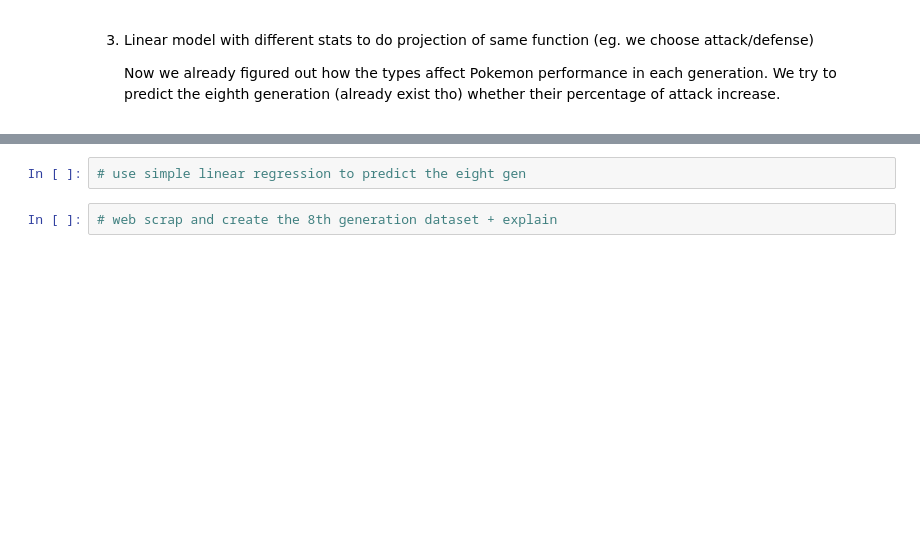
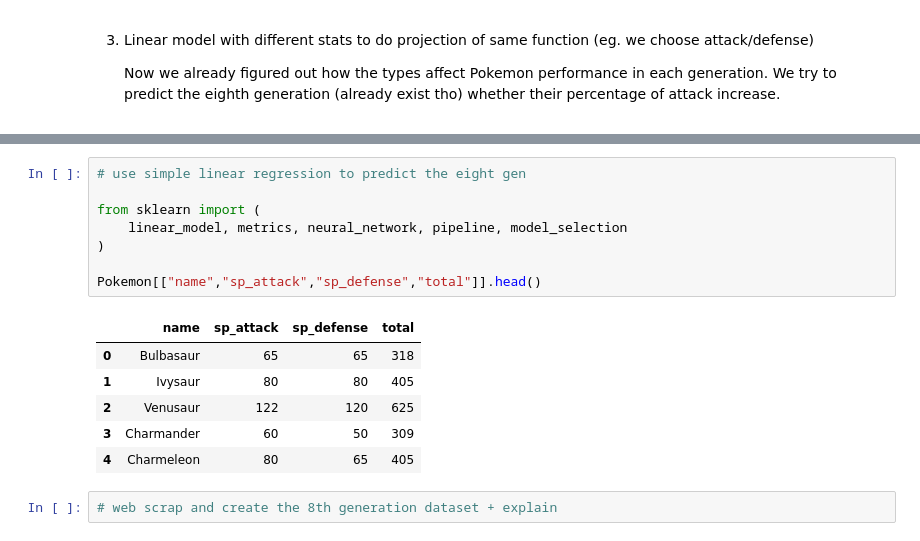
Before and after one commit to arhamnewaz/PokemonDataScienceProject, a Jupyter notebook: PokemonEcon (1).ipynb, the cells around one changed output, grey strips where cells are left out. Drawn from its saved outputs; the diff is of its cells as text; blank space fills up the shorter version.

```diff
--- a/PokemonEcon (1).ipynb
+++ b/PokemonEcon (1).ipynb
@@ -109,5 +155,18 @@ dtype: object
 # %%
 # use simple linear regression to predict the eight gen
+
+from sklearn import (
+    linear_model, metrics, neural_network, pipeline, model_selection
+)
+
+Pokemon[["name","sp_attack","sp_defense","total"]].head()
+# %% [output]
+|  | name | sp_attack | sp_defense | total |
+| 0 | Bulbasaur | 65 | 65 | 318 |
+| 1 | Ivysaur | 80 | 80 | 405 |
+| 2 | Venusaur | 122 | 120 | 625 |
+| 3 | Charmander | 60 | 50 | 309 |
+| 4 | Charmeleon | 80 | 65 | 405 |
 # %%
 # web scrap and create the 8th generation dataset + explain
 # %%
```
Also changed, not shown: parts of 10 cells of this notebook.
